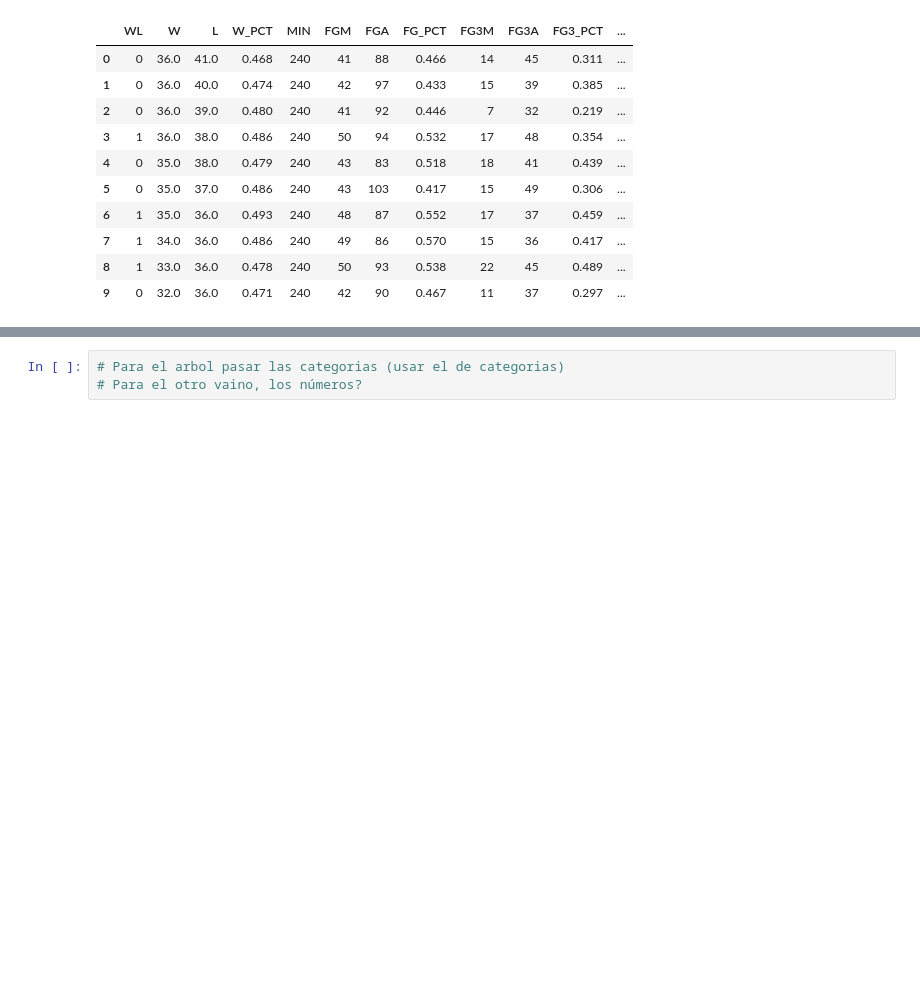
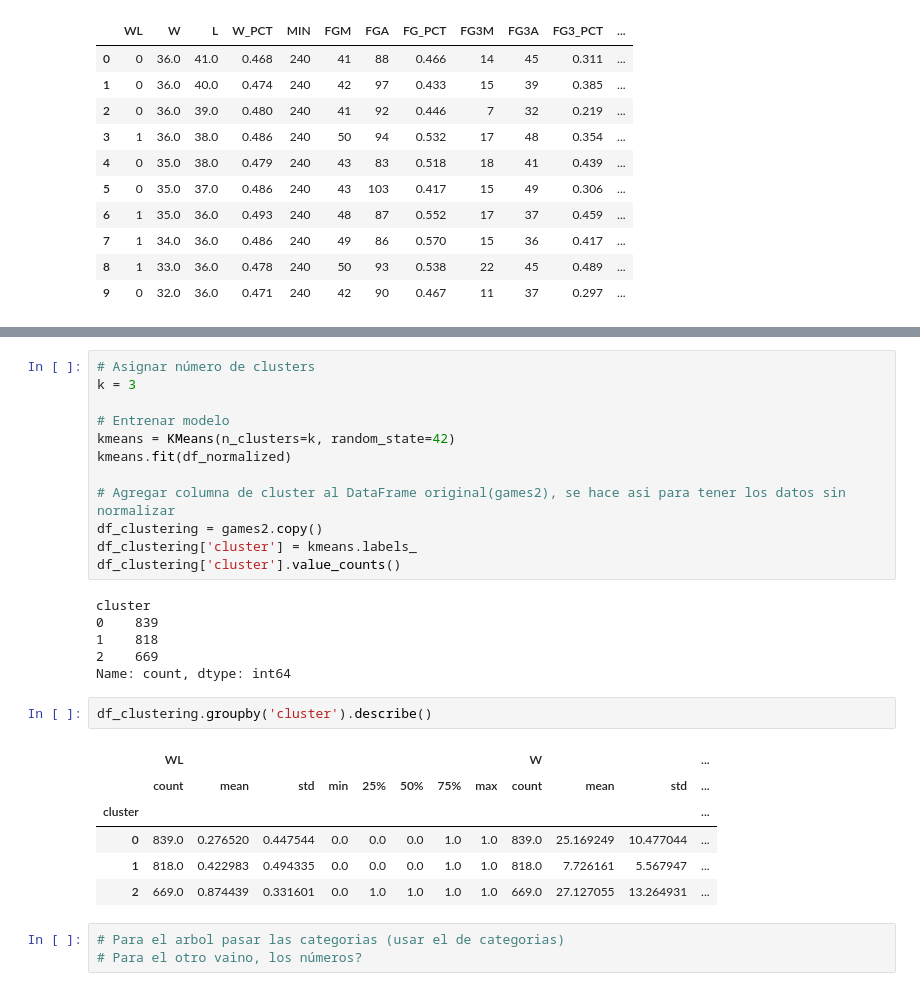
Before and after one commit to Davidp1905/Proyecto_Final_IA, a Jupyter notebook: EDA/EDA.ipynb, the cells around one changed output, grey strips where cells are left out. Saved outputs shown, nothing was run; the diff lists cells and outputs as text; blank space fills up the shorter version.

```diff
--- a/EDA/EDA.ipynb
+++ b/EDA/EDA.ipynb
@@ -413,3 +457,30 @@ games2.head(10)
+# %%
+# Asignar número de clusters
+k = 3
+
+# Entrenar modelo
+kmeans = KMeans(n_clusters=k, random_state=42)
+kmeans.fit(df_normalized)
+
+# Agregar columna de cluster al DataFrame original(games2), se hace asi para tener los datos sin normalizar
+df_clustering = games2.copy()
+df_clustering['cluster'] = kmeans.labels_
+df_clustering['cluster'].value_counts()
+# %% [output]
+cluster
+0    839
+1    818
+2    669
+Name: count, dtype: int64
+# %%
+df_clustering.groupby('cluster').describe()
+# %% [output]
+|  | WL |  |  |  |  |  |  |  | W |  |  | ... |
+|  | count | mean | std | min | 25% | 50% | 75% | max | count | mean | std | ... |
+| cluster |  |  |  |  |  |  |  |  |  |  |  | ... |
+| 0 | 839.0 | 0.276520 | 0.447544 | 0.0 | 0.0 | 0.0 | 1.0 | 1.0 | 839.0 | 25.169249 | 10.477044 | ... |
+| 1 | 818.0 | 0.422983 | 0.494335 | 0.0 | 0.0 | 0.0 | 1.0 | 1.0 | 818.0 | 7.726161 | 5.567947 | ... |
+| 2 | 669.0 | 0.874439 | 0.331601 | 0.0 | 1.0 | 1.0 | 1.0 | 1.0 | 669.0 | 27.127055 | 13.264931 | ... |
 # %%
 # Para el arbol pasar las categorias (usar el de categorias)
 # Para el otro vaino, los números?
```
Also changed, not shown: parts of 4 cells of this notebook.
